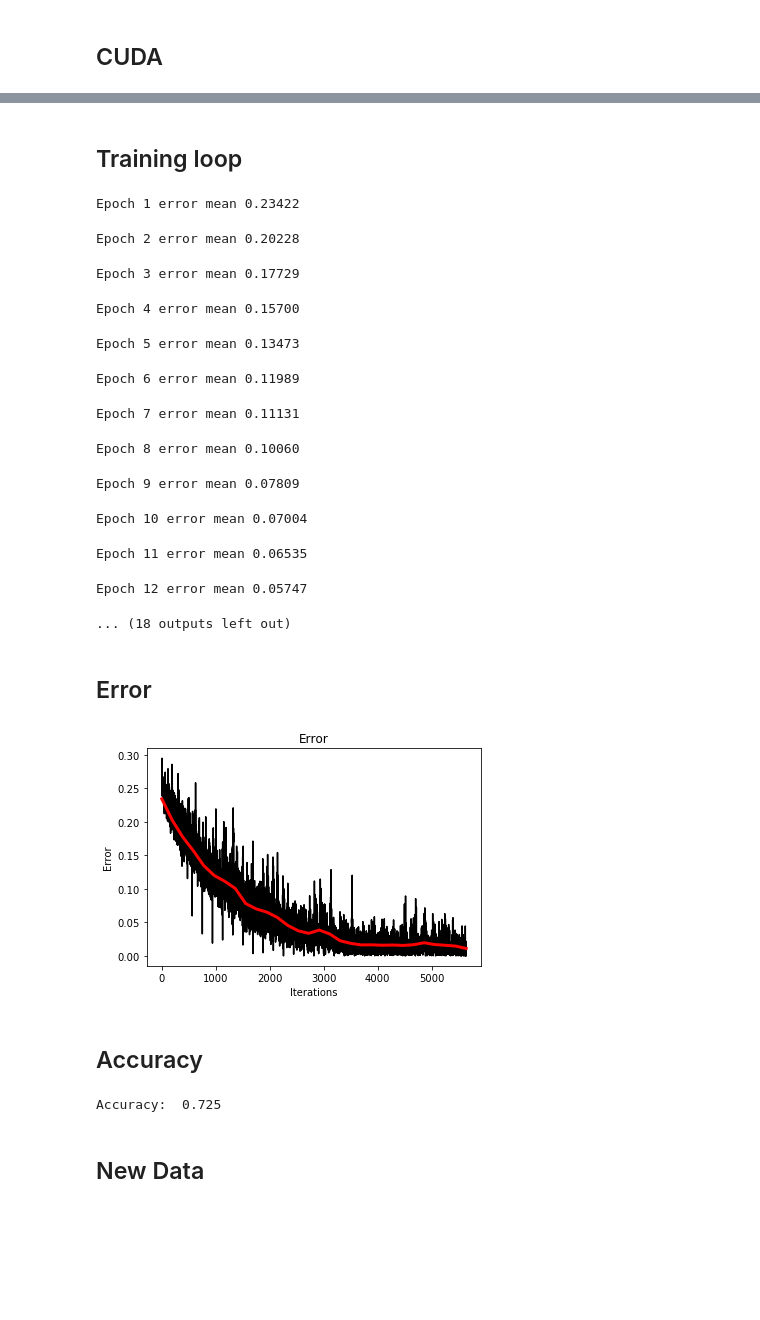
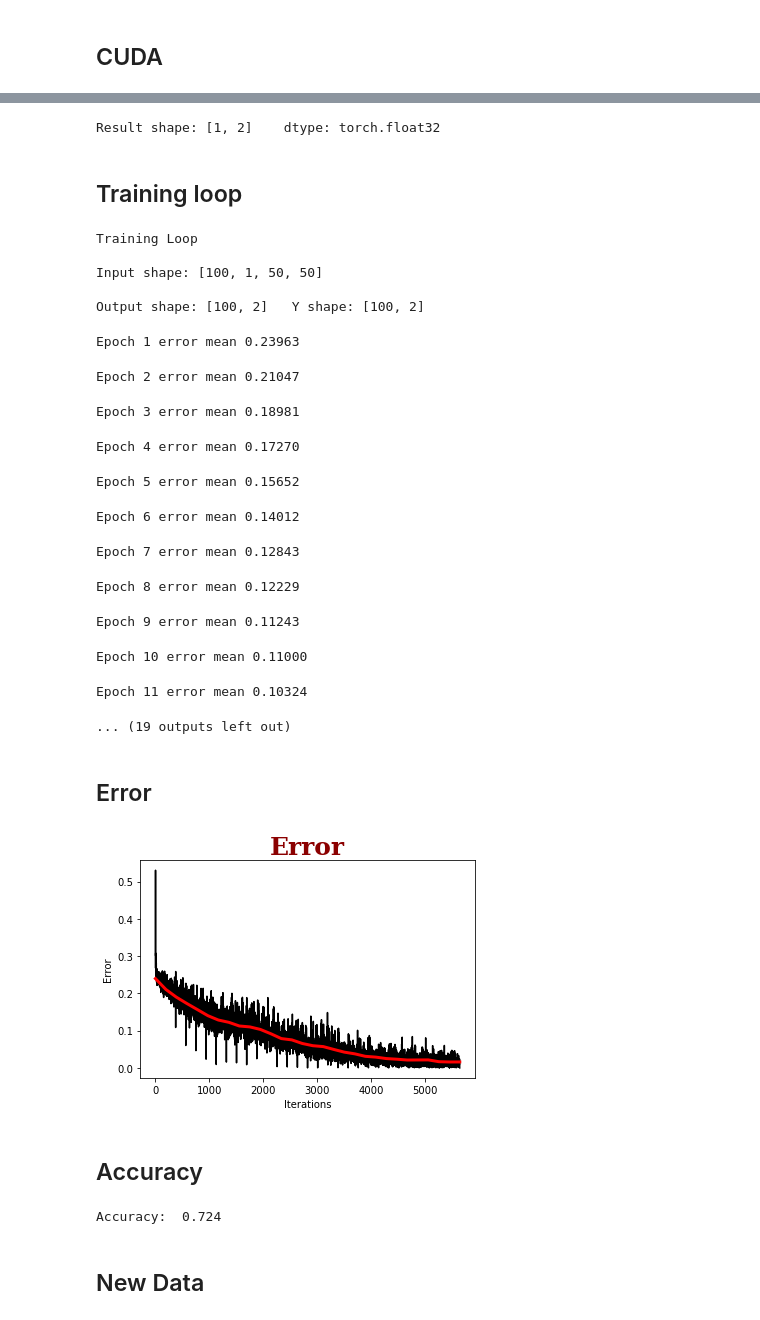
Before and after one commit to FFourier/Machine-And-Deep-Learning, a Jupyter notebook: Convolutionals/00-CatsVDogs.ipynb, the cells around one changed output, grey strips where cells are left out. Drawn from its saved outputs; the diff is of its cells as text; code cells hidden in the pictures; blank space fills up the shorter version.

```diff
--- a/Convolutionals/00-CatsVDogs.ipynb
+++ b/Convolutionals/00-CatsVDogs.ipynb
@@ -25,0 +52,7 @@ Y_a = torch.Tensor([i[1] for i in val_set])
+# %%
+plt.figure(figsize=(15,10))
+plt.suptitle('Training images', c='darkred', fontsize=40, weight='bold', family = 'serif', backgroundcolor = 'gray')
+for i in range(24):
+    plt.subplot(4,6,i+1)
+    plt.axis('off')
+    plt.imshow(X[i],cmap='gray')
@@ -67,3 +115,9 @@ Running on the GPU
+# %%
+x = (torch.randn(50,50).view(-1,1,50,50)).to(device)
+forward = net_class(x)
+print(f'Result shape: {list(forward.shape)}\tdtype: {forward.dtype}')
+# %% [output]
+Result shape: [1, 2]    dtype: torch.float32
 # %% [markdown]
 ## Training loop
 # %%
@@ -75,6 +129,11 @@ loss_function = nn.MSELoss()
 
 loss_grap=[]
 mean_grap=[]
+prin = True
+
+print(f'\nTraining Loop\n')
+
+start_time = time.time()
 
 for epoch in range(EPOCHS):
     loss_mean=0
@@ -85,45 +144,62 @@ for epoch in range(EPOCHS):
 
         batch_X, batch_y = batch_X.to(device), batch_y.to(device)
 
+        if prin:
+            print(f'Input shape: {list(batch_X.shape)}')
+
         net_class.zero_grad()
         outputs = net_class(batch_X)
+
+        if prin:
+            print(f'\nOutput shape: {list(outputs.shape)}\t Y shape: {list(batch_y.shape)}\n')
+            prin = False
+
         loss = loss_function(outputs, batch_y)
+
         loss.backward()
         optimizer.step()
         loss_grap.append(loss)
         loss_mean+=loss
     print(f'Epoch {epoch+1} error mean {(((loss_mean/i).item())*100):.5f}')
     mean_grap.append(((loss_mean/i).item())*100)
+
+elapsed_time = time.time() - start_time
+
+print(f'\nTraining time:\t[ {int(elapsed_time // 60)} : {int(elapsed_time % 60)} : {int(((elapsed_time % 60) % 1)*100)} ]')
 # %% [output]
-Epoch 1 error mean 0.23422
+Training Loop
+
+Input shape: [100, 1, 50, 50]
+
+Output shape: [100, 2]   Y shape: [100, 2]
-Epoch 2 error mean 0.20228
+Epoch 1 error mean 0.23963
-Epoch 3 error mean 0.17729
+Epoch 2 error mean 0.21047
-Epoch 4 error mean 0.15700
+Epoch 3 error mean 0.18981
-Epoch 5 error mean 0.13473
+Epoch 4 error mean 0.17270
-Epoch 6 error mean 0.11989
+Epoch 5 error mean 0.15652
-Epoch 7 error mean 0.11131
+Epoch 6 error mean 0.14012
-Epoch 8 error mean 0.10060
+Epoch 7 error mean 0.12843
-Epoch 9 error mean 0.07809
+Epoch 8 error mean 0.12229
-Epoch 10 error mean 0.07004
+Epoch 9 error mean 0.11243
-Epoch 11 error mean 0.06535
+Epoch 10 error mean 0.11000
-Epoch 12 error mean 0.05747
+Epoch 11 error mean 0.10324
-... (18 outputs left out)
+... (19 outputs left out)
 # %% [markdown]
 ## Error
 # %%
 plt.plot(range(len(loss_grap)),loss_grap,c='black')
 
 xpt=np.linspace(0,len(loss_grap),len(mean_grap))
 xpt=[int(i) for i in xpt]
 
 plt.plot(xpt,mean_grap,c='red',lw=3)
 
-plt.title('Error')
+plt.title('Error', c='darkred', fontsize=25, weight='bold', family = 'serif')
 plt.xlabel('Iterations')
 plt.ylabel('Error')
 plt.show()
 # %% [output]
-[figure, old version]
+[figure, new version]
 # %% [markdown]
 ## Accuracy
 # %%
@@ -147,7 +223,7 @@ with torch.no_grad():
 
 print("Accuracy: ",round(correct/total,3))
 # %% [output]
-Accuracy:  0.725
+Accuracy:  0.724
 # %% [markdown]
 ## New Data
 # %%
```
Also changed, not shown: parts of 8 cells of this notebook, 3 other files.
